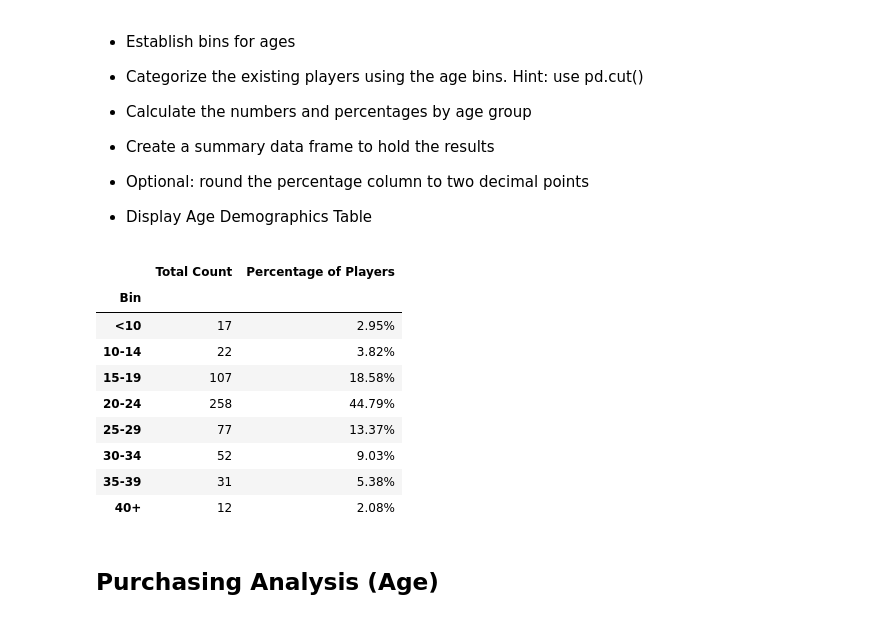
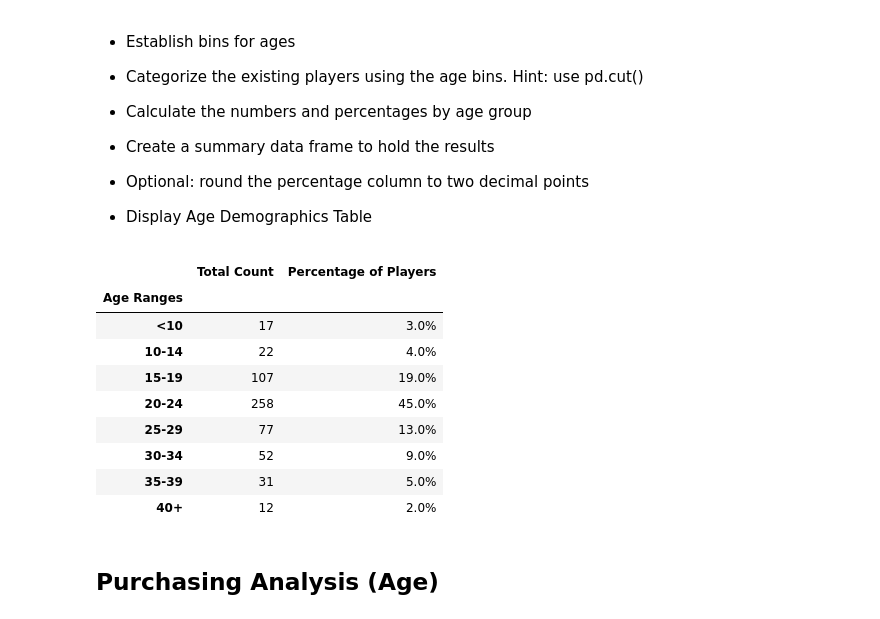
Before and after one commit to mtbulut/Pandas-Challenge-1, a Jupyter notebook: HeroesOfPymoli/HeroesOfPymoli_starter.ipynb, the cells around one changed output. Saved outputs shown, nothing was run; the diff lists cells and outputs as text; code cells hidden in the pictures.

```diff
--- a/HeroesOfPymoli/HeroesOfPymoli_starter.ipynb
+++ b/HeroesOfPymoli/HeroesOfPymoli_starter.ipynb
@@ -155,28 +155,33 @@ gender[['Purchase Count','Average Purchase Price','Avg Total Purchase per Person
 
 
 * Display Age Demographics Table
-# %%
-bin_names = ['<10','10-14','15-19','20-24','25-29','30-34','35-39','40+']
-bins = [0,10,15,20,25,30,35,40,1000]
-ages = people_df.assign(Bin=lambda x: pd.cut(people_df['Age'], bins=bins,right=False,labels=bin_names))\
-    .groupby(['Bin'])['Age'].count()\
-    .to_frame(name='Total Count')
-
-ages = ages.assign(percentage=lambda x: round(x['Total Count']/len(people_df)*100,2))\
-            .rename(columns={'percentage':'Percentage of Players'})
-ages['Percentage of Players'] = ages['Percentage of Players'].apply(lambda x : str(x)+'%')
-ages
-# %% [output]
-|  | Total Count | Percentage of Players |
-| Bin |  |  |
-| <10 | 17 | 2.95% |
-| 10-14 | 22 | 3.82% |
-| 15-19 | 107 | 18.58% |
-| 20-24 | 258 | 44.79% |
-| 25-29 | 77 | 13.37% |
-| 30-34 | 52 | 9.03% |
-| 35-39 | 31 | 5.38% |
-| 40+ | 12 | 2.08% |
+# %%
+ages = people_df.groupby(['Age Ranges'])\
+    .agg({'Age':'count',
+          'Purchase Count':'sum',
+          'Total Purchase Value':['mean','sum']
+         })
+ages.columns = ages.columns.map('_'.join)
+
+ages = ages.rename(columns={'Age_count':'Total Count',
+                   'Purchase Count_sum':'Purchase Count',
+                   'Total Purchase Value_mean':'Average Purchase Price',
+                   'Total Purchase Value_sum':'Total Purchase Value'
+                           })
+
+ages['Percentage of Players'] = ages['Total Count'].apply(lambda x : percent(x/ages['Total Count'].sum()))
+ages[['Total Count','Percentage of Players']]
+# %% [output]
+|  | Total Count | Percentage of Players |
+| Age Ranges |  |  |
+| <10 | 17 | 3.0% |
+| 10-14 | 22 | 4.0% |
+| 15-19 | 107 | 19.0% |
+| 20-24 | 258 | 45.0% |
+| 25-29 | 77 | 13.0% |
+| 30-34 | 52 | 9.0% |
+| 35-39 | 31 | 5.0% |
+| 40+ | 12 | 2.0% |
 # %% [markdown]
 ## Purchasing Analysis (Age)
 # %% [markdown]
```
Also changed, not shown: parts of 3 cells of this notebook.
